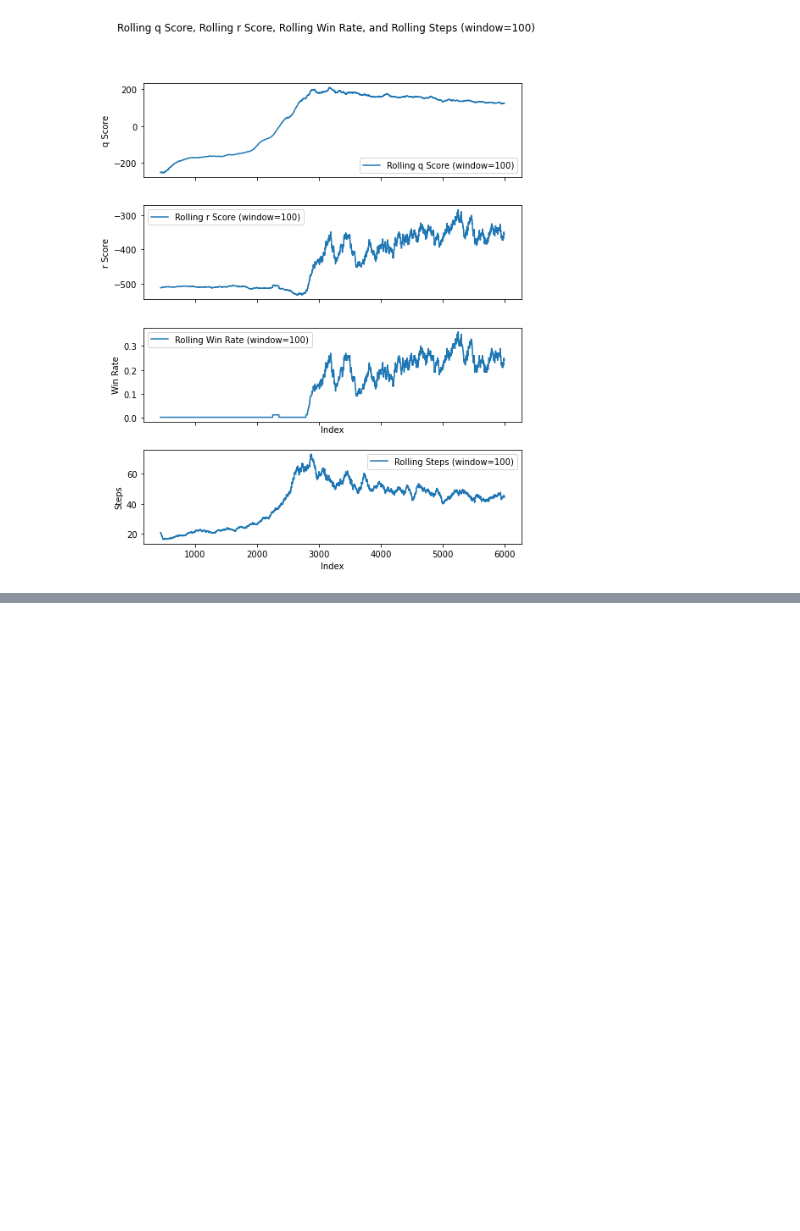
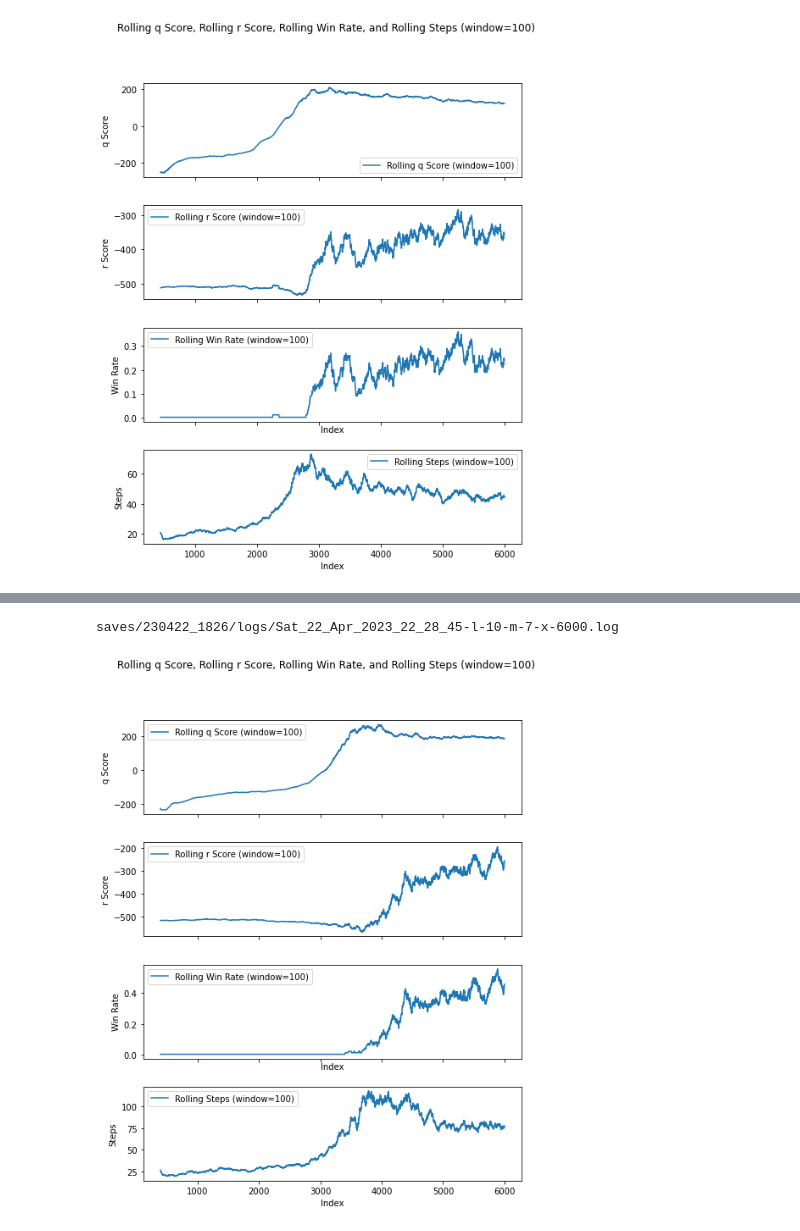
Before and after one commit to andrewmlu/PacmanDQN, a Jupyter notebook: results.ipynb, the cells around one changed output, grey strips where cells are left out. Saved outputs shown, nothing was run; the diff lists cells and outputs as text; code cells hidden in the pictures; blank space fills up the shorter version.

```diff
--- a/results.ipynb
+++ b/results.ipynb
@@ -3,11 +3,21 @@ import pandas as pd
 import matplotlib.pyplot as plt
 # %%
 log_paths = [
+    # lr=3e-4
     'saves/230414_1808/logs/Fri_14_Apr_2023_22_14_39-l-10-m-7-x-6000.log',
     'saves/230414_1825/logs/Fri_14_Apr_2023_22_26_54-l-10-m-7-x-6000.log',
     'saves/230414_2035/logs/Sat_15_Apr_2023_00_42_58-l-10-m-7-x-6000.log',
+    'saves/230414_2141/logs/Sat_15_Apr_2023_01_41_06-l-10-m-7-x-6000.log',
+    # lr=1e-4
+    'saves/230422_1815/logs/Sat_22_Apr_2023_22_17_14-l-10-m-7-x-6000.log',
+    'saves/230422_1826/logs/Sat_22_Apr_2023_22_28_45-l-10-m-7-x-6000.log',
     'saves/230414_2040/logs/Sat_15_Apr_2023_00_50_44-l-10-m-7-x-6000.log',
-    'saves/230414_2141/logs/Sat_15_Apr_2023_01_41_06-l-10-m-7-x-6000.log']
+    'saves/230414_2215/logs/Sat_15_Apr_2023_02_16_07-l-10-m-7-x-6000.log',
+
+    'saves/230422_1949/logs/Sat_22_Apr_2023_23_49_20-l-10-m-7-x-6000.log',
+    'saves/230422_1912/logs/Sat_22_Apr_2023_23_22_23-l-10-m-7-x-6000.log',
+    'saves/230422_1930/logs/Sat_22_Apr_2023_23_31_09-l-10-m-7-x-6000.log'
+]
 # %%
 # Read the log file into a list of strings
 def analyze_logs(filename):
@@ -99 +115,7 @@ analyze_logs(log_paths[4])  # ghosts with attack = 0.8
+# %%
+print(log_paths[5])
+analyze_logs(log_paths[5]) # ghosts with attack=0.6, lr=1e-4
+# %% [output]
+saves/230422_1826/logs/Sat_22_Apr_2023_22_28_45-l-10-m-7-x-6000.log
+[figure, added]
 # %%
```
Also changed, not shown: parts of 8 cells of this notebook.
